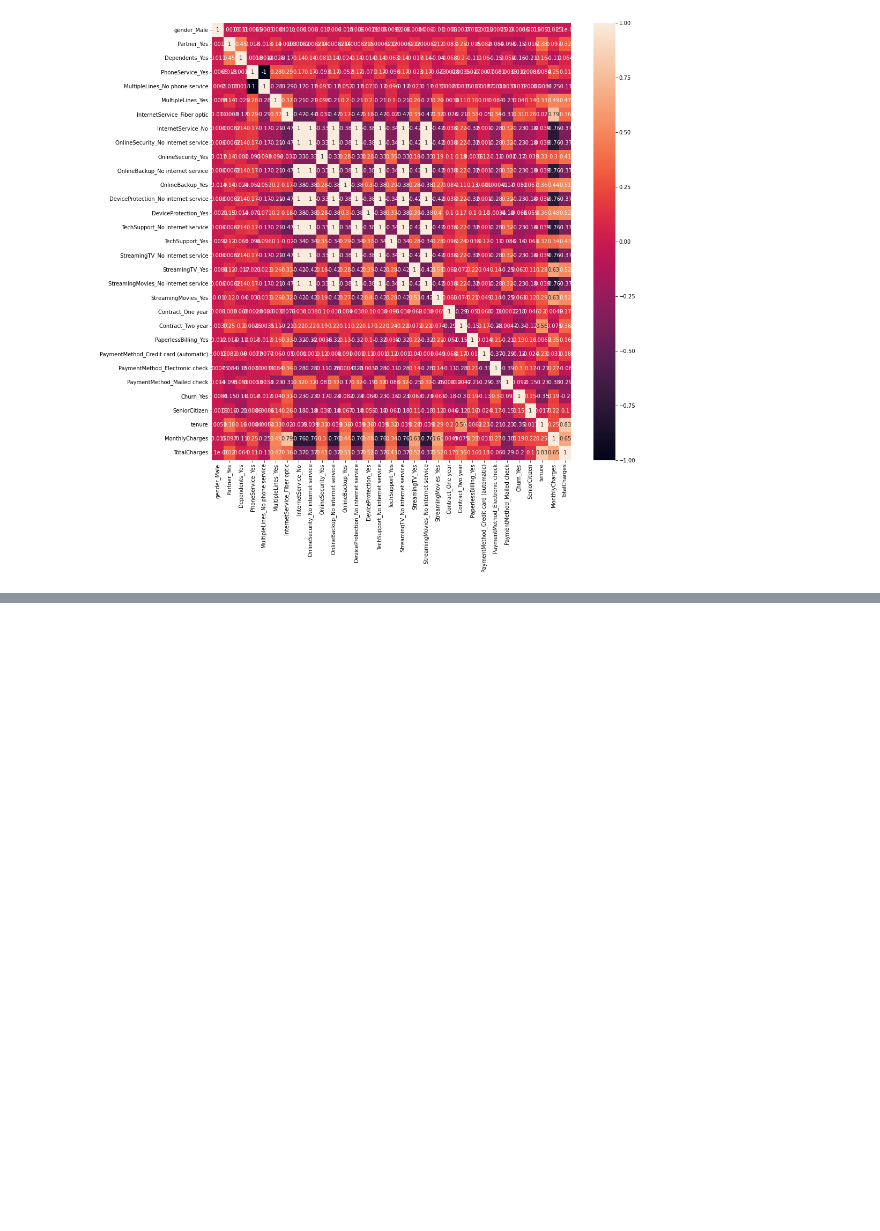
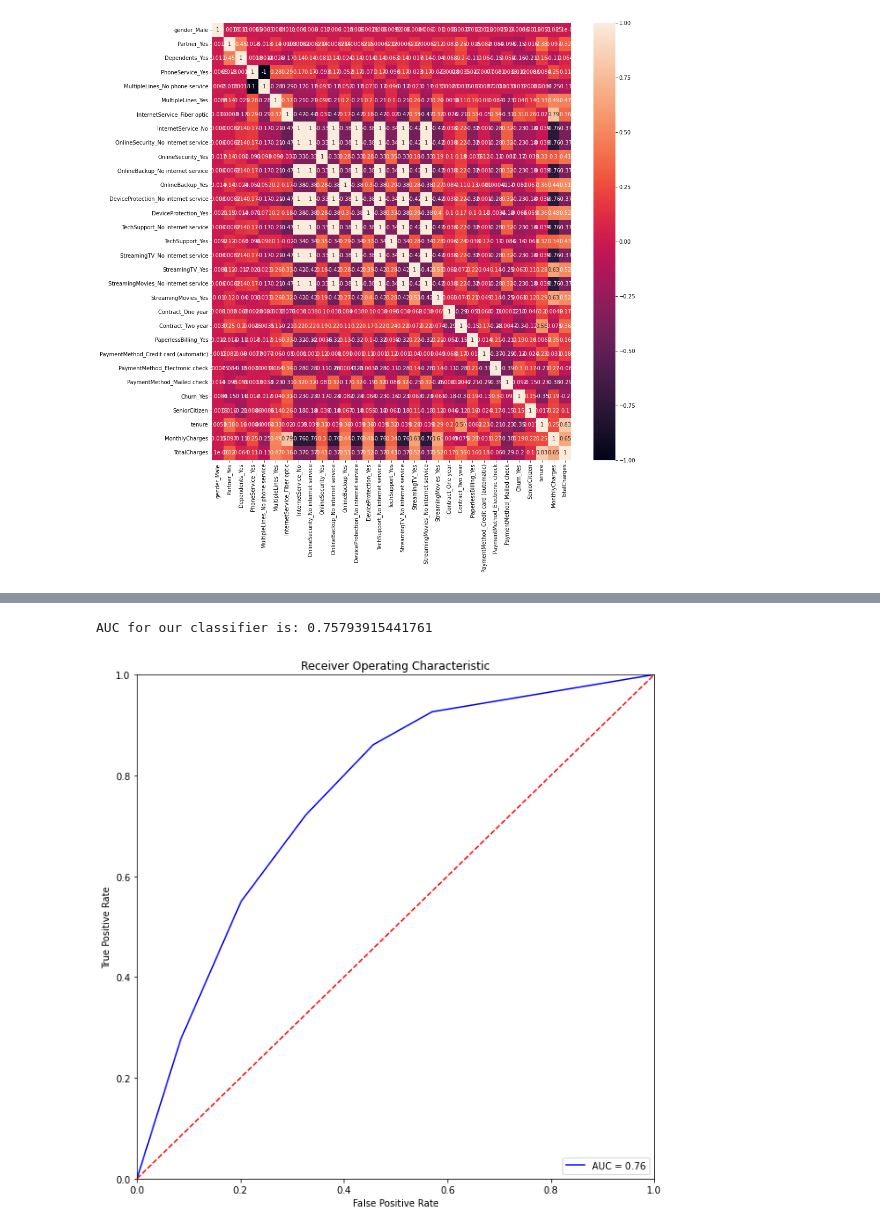
Before and after one commit to suhasmaddali/Telco-Customer-Churn-Prediction, a Jupyter notebook: Data Mining Telco Final Project.ipynb, the cells around one changed output, grey strips where cells are left out. Cells and saved outputs as stored; diff of their text form; code cells hidden in the pictures; blank space fills up the shorter version.

```diff
--- a/Data Mining Telco Final Project.ipynb
+++ b/Data Mining Telco Final Project.ipynb
@@ -652,0 +718,30 @@ X_test_transformed = scaler.transform(X_test)
+# %%
+## https://medium.com/analytics-vidhya/evaluation-metrics-for-classification-problems-with-implementation-in-python-a20193b4f2c3
+## Credits to this website for providing such an useful and clear explanation of the topic along with the code snippet
+## which was modified for our application
+
+from sklearn.metrics import roc_curve, auc
+
+class_probabilities = model.predict_proba(X_cv_transformed)
+preds = class_probabilities[:, 1]
+
+fpr, tpr, threshold = roc_curve(y_cv, preds)
+roc_auc = auc(fpr, tpr)
+
+# Printing AUC
+print(f"AUC for our classifier is: {roc_auc}")
+
+# Plotting the ROC
+plt.figure(figsize = (10, 10))
+plt.title('Receiver Operating Characteristic')
+plt.plot(fpr, tpr, 'b', label = 'AUC = %0.2f' % roc_auc)
+plt.legend(loc = 'lower right')
+plt.plot([0, 1], [0, 1],'r--')
+plt.xlim([0, 1])
+plt.ylim([0, 1])
+plt.ylabel('True Positive Rate')
+plt.xlabel('False Positive Rate')
+plt.show()
+# %% [output]
+AUC for our classifier is: 0.75793915441761
+[figure, added]
```
Also changed, not shown: parts of 73 cells of this notebook.
